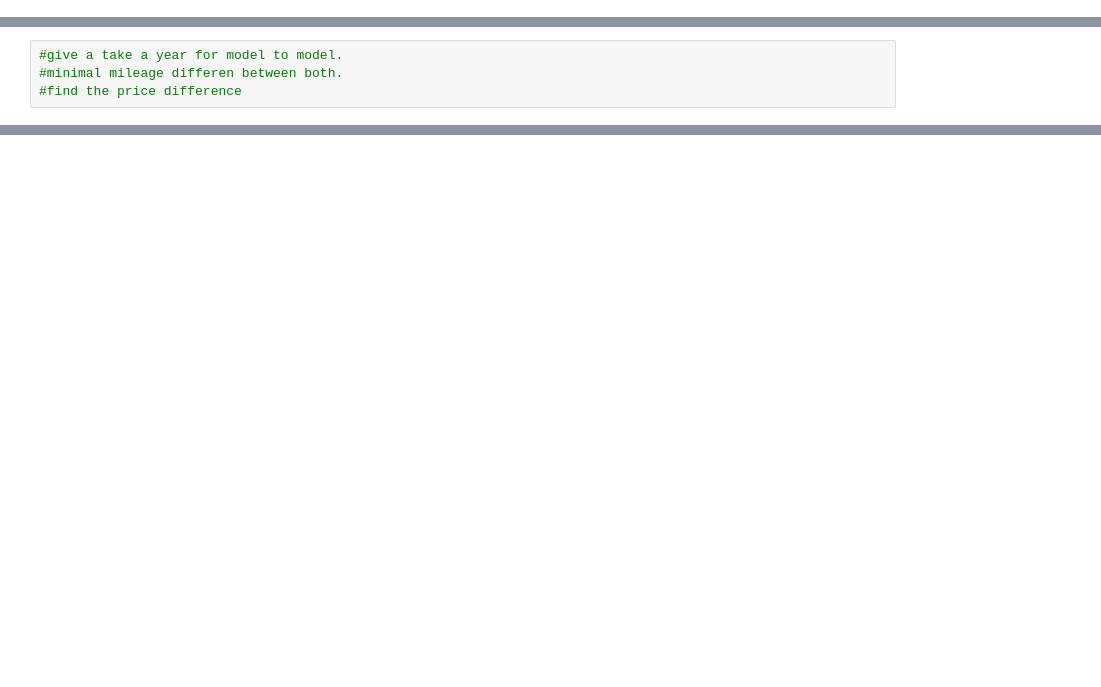
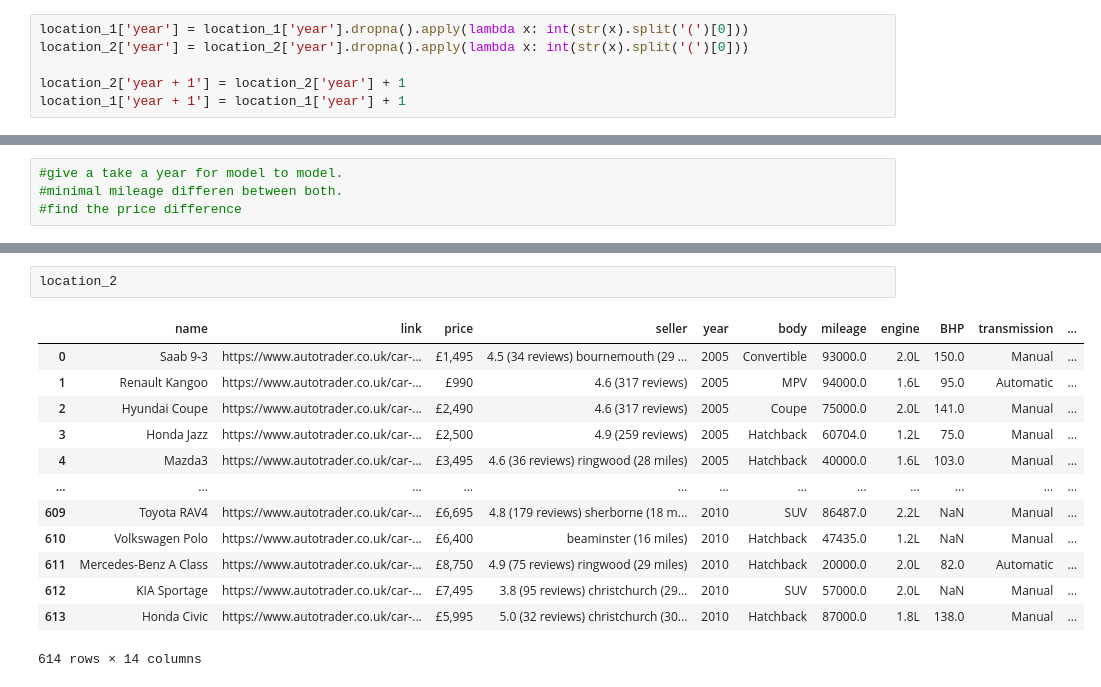
Before and after one commit to Benedictgr97/car-price-comapare, a Jupyter notebook: price test.ipynb, the cells around one changed output, grey strips where cells are left out. Drawn from its saved outputs; the diff is of its cells as text; blank space fills up the shorter version.

```diff
--- a/price test.ipynb
+++ b/price test.ipynb
@@ -256,0 +251,6 @@ ValueError: invalid literal for int() with base 10: 'nan'
+# %%
+location_1['year'] = location_1['year'].dropna().apply(lambda x: int(str(x).split('(')[0]))
+location_2['year'] = location_2['year'].dropna().apply(lambda x: int(str(x).split('(')[0]))
+
+location_2['year + 1'] = location_2['year'] + 1
+location_1['year + 1'] = location_1['year'] + 1
@@ -262,0 +295,16 @@ location_1.merge(location_2, on = 'name' )
+# %%
+location_2
+# %% [output]
+|  | name | link | price | seller | year | body | mileage | engine | BHP | transmission | ... |
+| 0 | Saab 9-3 | https://www.autotrader.co.uk/car-... | £1,495 | 4.5 (34 reviews) bournemouth (29 ... | 2005 | Convertible | 93000.0 | 2.0L | 150.0 | Manual | ... |
+| 1 | Renault Kangoo | https://www.autotrader.co.uk/car-... | £990 | 4.6 (317 reviews) | 2005 | MPV | 94000.0 | 1.6L | 95.0 | Automatic | ... |
+| 2 | Hyundai Coupe | https://www.autotrader.co.uk/car-... | £2,490 | 4.6 (317 reviews) | 2005 | Coupe | 75000.0 | 2.0L | 141.0 | Manual | ... |
+| 3 | Honda Jazz | https://www.autotrader.co.uk/car-... | £2,500 | 4.9 (259 reviews) | 2005 | Hatchback | 60704.0 | 1.2L | 75.0 | Manual | ... |
+| 4 | Mazda3 | https://www.autotrader.co.uk/car-... | £3,495 | 4.6 (36 reviews) ringwood (28 miles) | 2005 | Hatchback | 40000.0 | 1.6L | 103.0 | Manual | ... |
+| ... | ... | ... | ... | ... | ... | ... | ... | ... | ... | ... | ... |
+| 609 | Toyota RAV4 | https://www.autotrader.co.uk/car-... | £6,695 | 4.8 (179 reviews) sherborne (18 m... | 2010 | SUV | 86487.0 | 2.2L | NaN | Manual | ... |
+| 610 | Volkswagen Polo | https://www.autotrader.co.uk/car-... | £6,400 | beaminster (16 miles) | 2010 | Hatchback | 47435.0 | 1.2L | NaN | Manual | ... |
+| 611 | Mercedes-Benz A Class | https://www.autotrader.co.uk/car-... | £8,750 | 4.9 (75 reviews) ringwood (29 miles) | 2010 | Hatchback | 20000.0 | 2.0L | 82.0 | Automatic | ... |
+| 612 | KIA Sportage | https://www.autotrader.co.uk/car-... | £7,495 | 3.8 (95 reviews) christchurch (29... | 2010 | SUV | 57000.0 | 2.0L | NaN | Manual | ... |
+| 613 | Honda Civic | https://www.autotrader.co.uk/car-... | £5,995 | 5.0 (32 reviews) christchurch (30... | 2010 | Hatchback | 87000.0 | 1.8L | 138.0 | Manual | ... |
+614 rows × 14 columns
```
Also changed, not shown: parts of 7 cells of this notebook.
